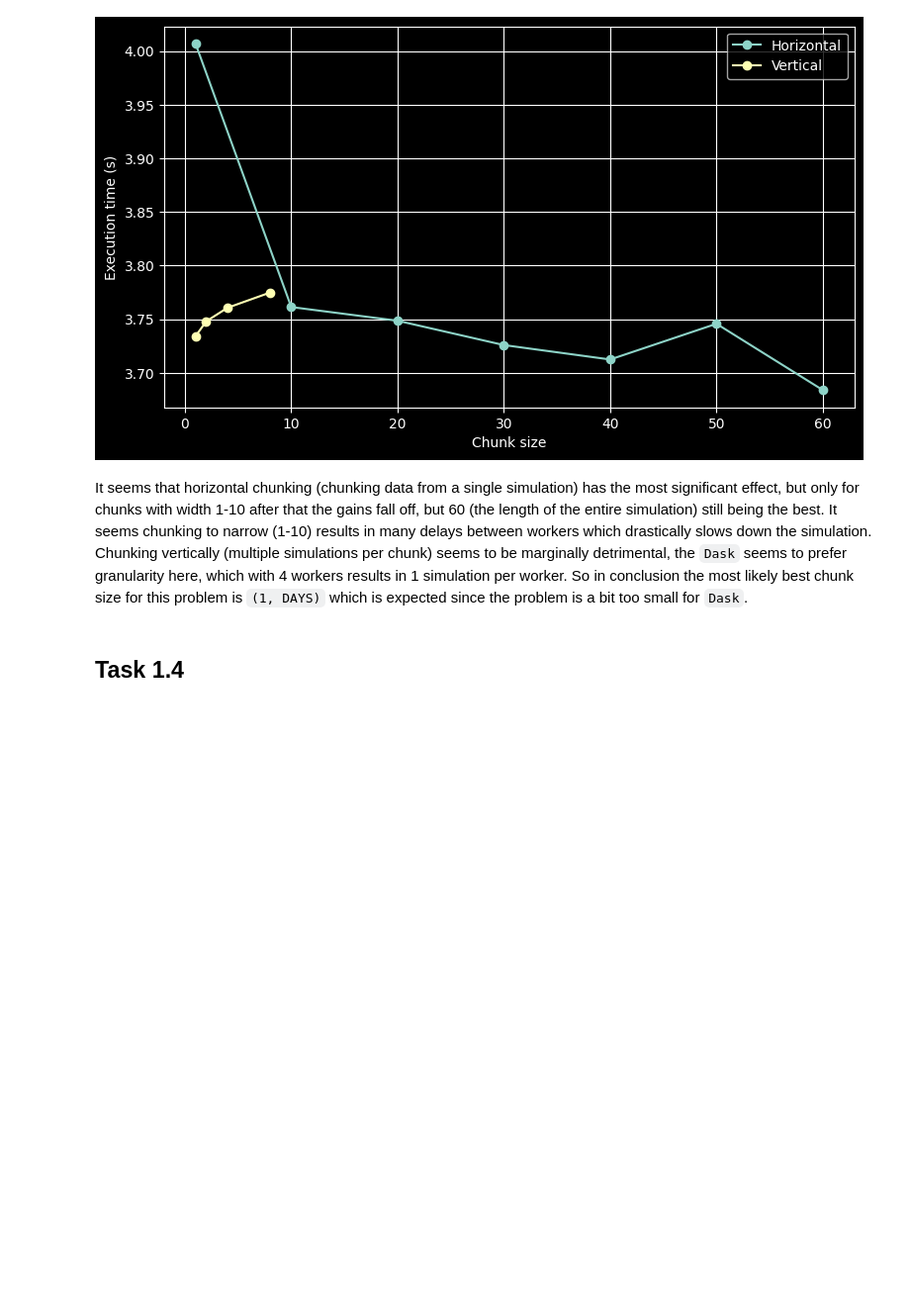
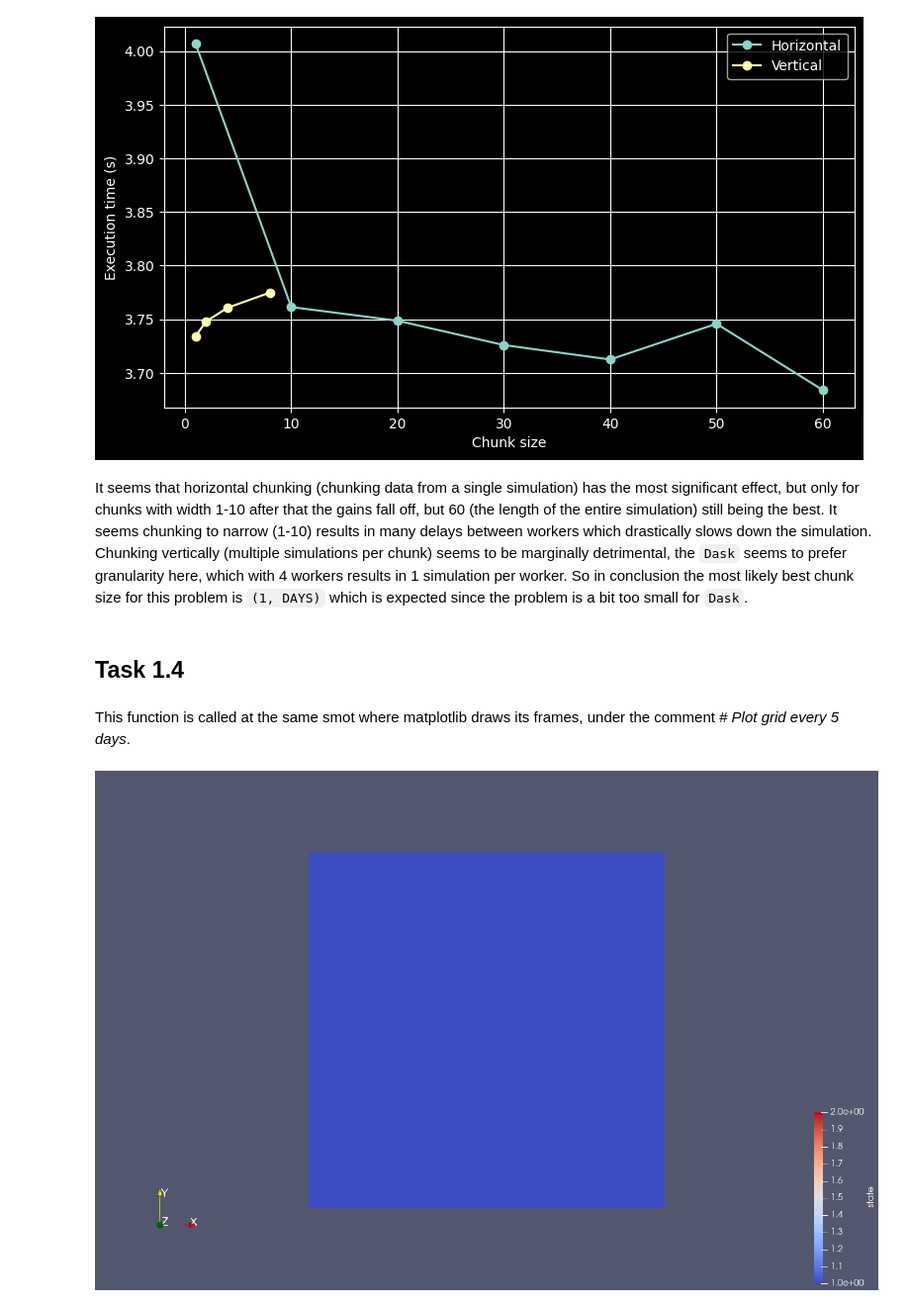
Before and after one commit to Zhermit09/DD2358, a Jupyter notebook: Ass4/task1.ipynb, the cells around one changed output. Shown at 99% size. Cells and saved outputs as stored; diff of their text form; code cells hidden in the pictures; blank space fills up the shorter version.

```diff
--- a/Ass4/task1.ipynb
+++ b/Ass4/task1.ipynb
@@ -196,3 +196,5 @@ http://127.0.0.1:8787/status
 It seems that horizontal chunking (chunking data from a single simulation) has the most significant effect, but only for chunks with width 1-10 after that the gains fall off, but 60 (the length of the entire simulation) still being the best. It seems chunking to narrow (1-10) results in many delays between workers which drastically slows down the simulation. Chunking vertically (multiple simulations per chunk) seems to be marginally detrimental, the `Dask` seems to prefer granularity here, which with 4 workers results in 1 simulation per worker. So in conclusion the most likely best chunk size for this problem is `(1, DAYS)` which is expected since the problem is a bit too small for `Dask`.
 # %% [markdown]
 ## Task 1.4
+# %% [markdown]
+This function is called at the same smot where matplotlib draws its frames, under the comment _# Plot grid every 5 days_.
@@ -198,0 +226,5 @@ It seems that horizontal chunking (chunking data from a single simulation) has t
+# %%
+from IPython.display import Image
+Image("forest_animation.gif")
+# %% [output]
+[figure, added]
```
Also changed, not shown: parts of 1 cell of this notebook, 3 other files.
